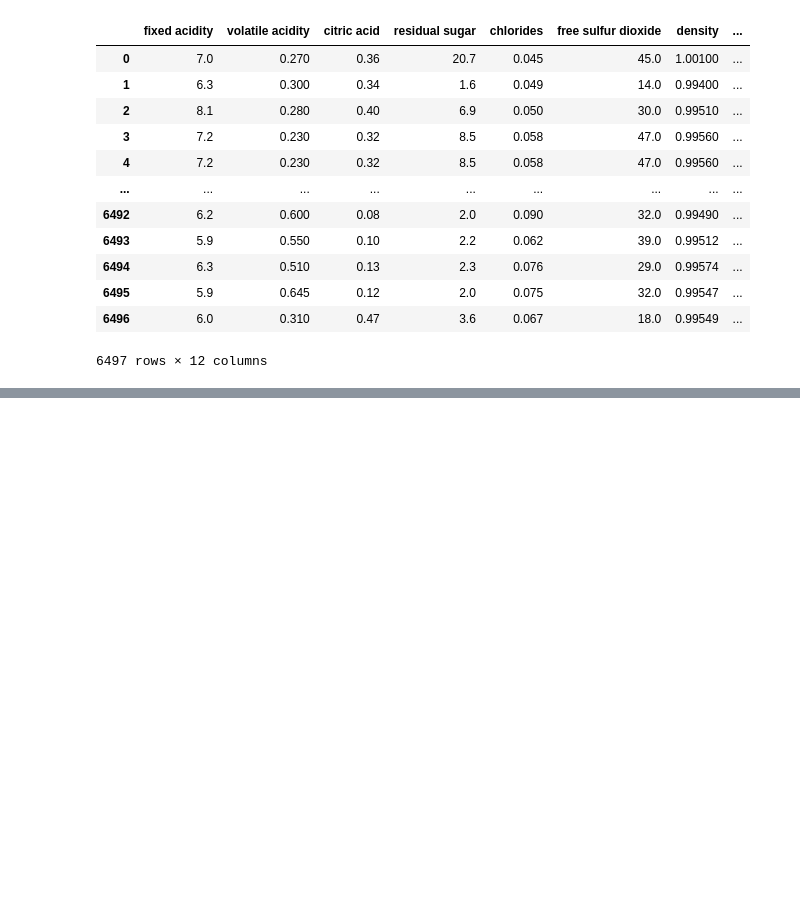
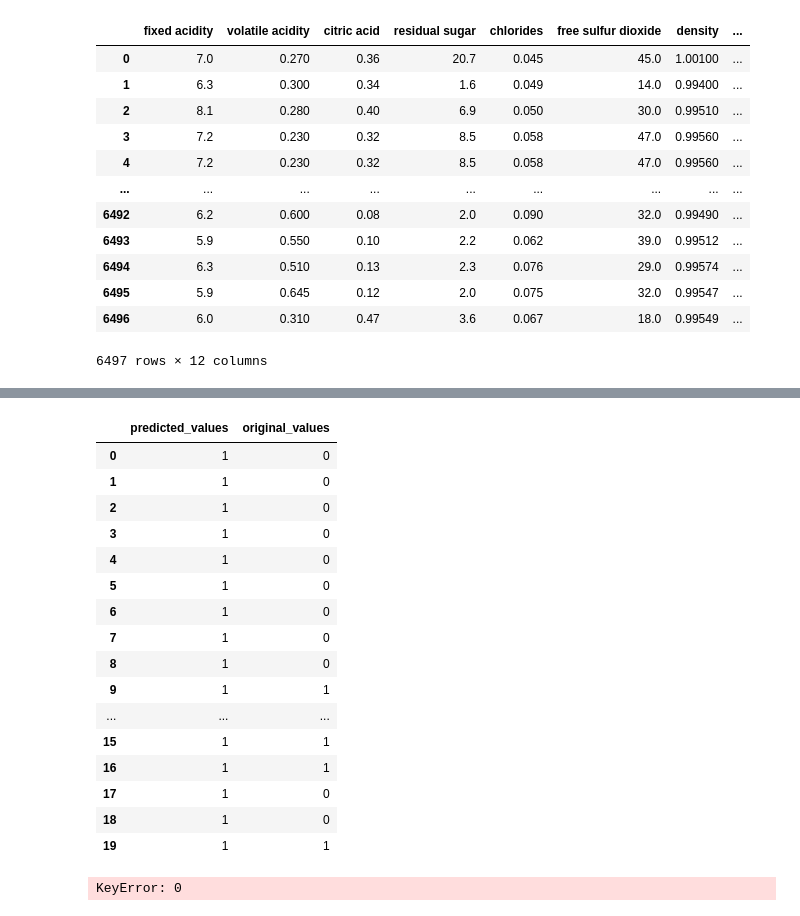
Before and after one commit to dsharipriya91/Wine_Quality_Prediction, a Jupyter notebook: Wine_Quality_Prediction.ipynb, the cells around one changed output, grey strips where cells are left out. Cells and saved outputs as stored; diff of their text form; code cells hidden in the pictures; blank space fills up the shorter version.

Commit message:
Modified: Model Build

```diff
--- a/Wine_Quality_Prediction.ipynb
+++ b/Wine_Quality_Prediction.ipynb
@@ -133,3 +155,18 @@ next_df
 | 6495 | 5.9 | 0.645 | 0.12 | 2.0 | 0.075 | 32.0 | 0.99547 | ... |
 | 6496 | 6.0 | 0.310 | 0.47 | 3.6 | 0.067 | 18.0 | 0.99549 | ... |
 6497 rows × 12 columns
+# %%
+y = [ 1 if x>=7 else 0 for x in next_df.quality]
+# %%
+from sklearn.model_selection import train_test_split
+x_train,x_test,y_train,y_test = train_test_split(next_df,y,test_size=0.2,random_state=40)
+# %%
+from sklearn.preprocessing import MinMaxScaler
+# creating normalization object
+norm = MinMaxScaler()
+# fit data
+norm_fit = norm.fit(x_train)
+new_xtrain = norm_fit.transform(x_train)
+new_xtest = norm_fit.transform(x_test)
+# display values
+print(new_xtrain)
@@ -135,0 +181,4 @@ next_df
+# %%
+rnd = RandomForestClassifier()
+rnd.fit(new_xtrain,y_train)
+y_predict = list(rnd.predict(x_test))
@@ -135,0 +207,22 @@ next_df
+# %%
+predicted_df = {'predicted_values': y_predict, 'original_values': y_test}
+#creating new dataframe
+pd.DataFrame(predicted_df).head(20)
+# %% [output]
+|  | predicted_values | original_values |
+| 0 | 1 | 0 |
+| 1 | 1 | 0 |
+| 2 | 1 | 0 |
+| 3 | 1 | 0 |
+| 4 | 1 | 0 |
+| 5 | 1 | 0 |
+| 6 | 1 | 0 |
+| 7 | 1 | 0 |
+| 8 | 1 | 0 |
+| 9 | 1 | 1 |
+| ... | ... | ... |
+| 15 | 1 | 1 |
+| 16 | 1 | 1 |
+| 17 | 1 | 0 |
+| 18 | 1 | 0 |
+| 19 | 1 | 1 |
@@ -135,0 +232,4 @@ next_df
+# %%
+x_test[0]
+# %% [output]
+KeyError: 0
```
Also changed, not shown: parts of 9 cells of this notebook.
